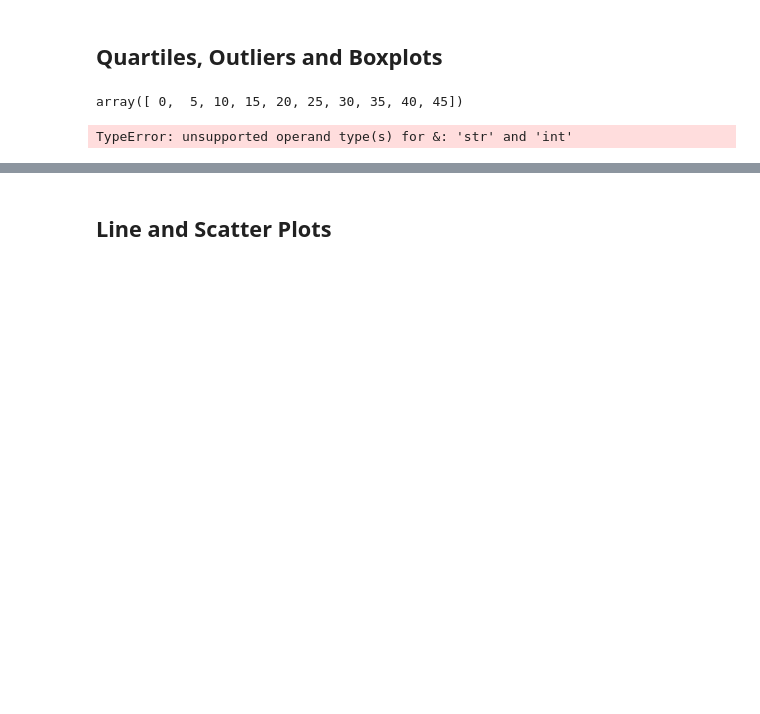
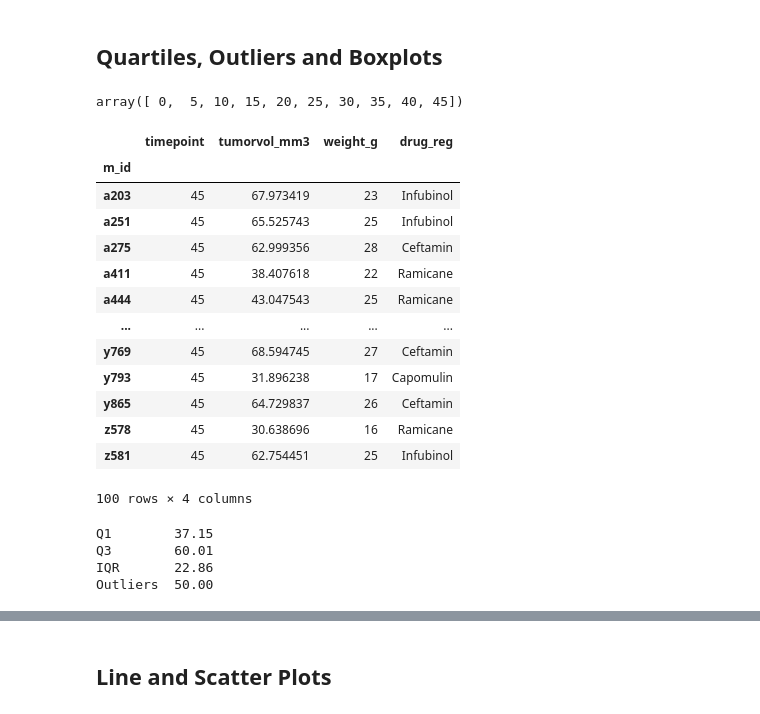
Before and after one commit to daysthroughcode/matplotlib-challenge, a Jupyter notebook: Pymaceuticals/Pymaceuticals.ipynb, the cells around one changed output, grey strips where cells are left out. Saved outputs shown, nothing was run; the diff lists cells and outputs as text; code cells hidden in the pictures; blank space fills up the shorter version.

```diff
--- a/Pymaceuticals/Pymaceuticals.ipynb
+++ b/Pymaceuticals/Pymaceuticals.ipynb
@@ -256,16 +257,27 @@ array([ 0,  5, 10, 15, 20, 25, 30, 35, 40, 45])
 # %%
 # Calculate the final tumor volume of each mouse across four of the treatment regimens:
 # Capomulin, Ramicane, Infubinol, and Ceftamin
 
-mouse_cut = mouse_indcln[~mouse_indcln.drug_reg.str.contains('Capomulin', 'Ramicane','Infubinol','Ceftamin') == False]
-
-
+mouse_cut = mouse_indcln[mouse_indcln["drug_reg"].isin(['Capomulin','Ramicane','Infubinol','Ceftamin'])]
+mouse_cut2 = mouse_cut.groupby('m_id').agg({'timepoint':['last'],'tumorvol_mm3':['last'],'weight_g':["last"],'drug_reg':["last"]})
+mouse_cut2.columns = ['timepoint', 'tumorvol_mm3', 'weight_g', 'drug_reg']
+mouse_cut2
 # Start by getting the last (greatest) timepoint for each mouse
-
-mouse_cut = mouse_cut.drop(columns = ["sex","timepoint", "metastatic_sites","age_mon"])
-mouse_cut
 # %% [output]
+|  | timepoint | tumorvol_mm3 | weight_g | drug_reg |
+| m_id |  |  |  |  |
+| a203 | 45 | 67.973419 | 23 | Infubinol |
+| a251 | 45 | 65.525743 | 25 | Infubinol |
+| a275 | 45 | 62.999356 | 28 | Ceftamin |
+| a411 | 45 | 38.407618 | 22 | Ramicane |
+| a444 | 45 | 43.047543 | 25 | Ramicane |
+| ... | ... | ... | ... | ... |
+| y769 | 45 | 68.594745 | 27 | Ceftamin |
+| y793 | 45 | 31.896238 | 17 | Capomulin |
+| y865 | 45 | 64.729837 | 26 | Ceftamin |
+| z578 | 45 | 30.638696 | 16 | Ramicane |
+| z581 | 45 | 62.754451 | 25 | Infubinol |
-TypeError: unsupported operand type(s) for &: 'str' and 'int'
+100 rows × 4 columns
 # %%
 # Put treatments into a list for for loop (and later for plot labels)
 
@@ -274,14 +286,25 @@ treatments = ['Capomulin','Ramicane','Infubinol','Ceftamin']
 # Create empty list to fill with tumor vol data (for plotting)
 
 tumor_vol = []
+tumor_vol = mouse_cut2.tumorvol_mm3.values.tolist()
+tumor_vol.sort(reverse=False)
 
 # Calculate the IQR and quantitatively determine if there are any potential outliers.
 
+q1 = np.median(tumor_vol[:50])
+q3 = np.median(tumor_vol[50:])
+iqr = q3 - q1
+out = sum(i <= q1 or i >= q3 for i in tumor_vol)
 
-    # Locate the rows which contain mice on each drug and get the tumor volumes
+# Print Summary
 
-
-    # add subset
-
-
-    # Determine outliers using upper and lower bounds
+sum_statcal = [q1, q3, iqr, out]
+statcal_df = pd.DataFrame(sum_statcal, index = ['Q1','Q3','IQR','Outliers'])
+statcal_df = statcal_df.round(2)
+statcal_df.columns= [' ']
+print(statcal_df)
+# %% [output]
+Q1        37.15
+Q3        60.01
+IQR       22.86
+Outliers  50.00
```
Also changed, not shown: parts of 8 cells of this notebook, 1 other file.
